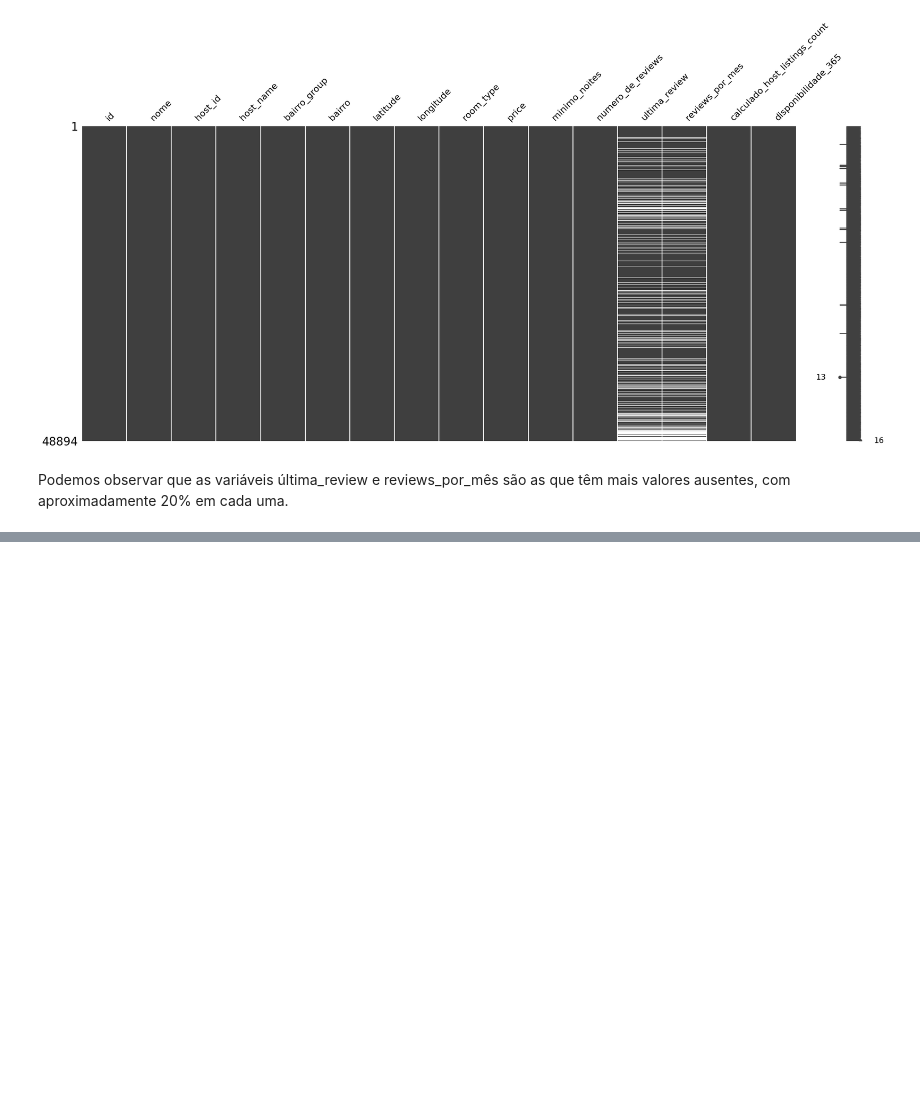
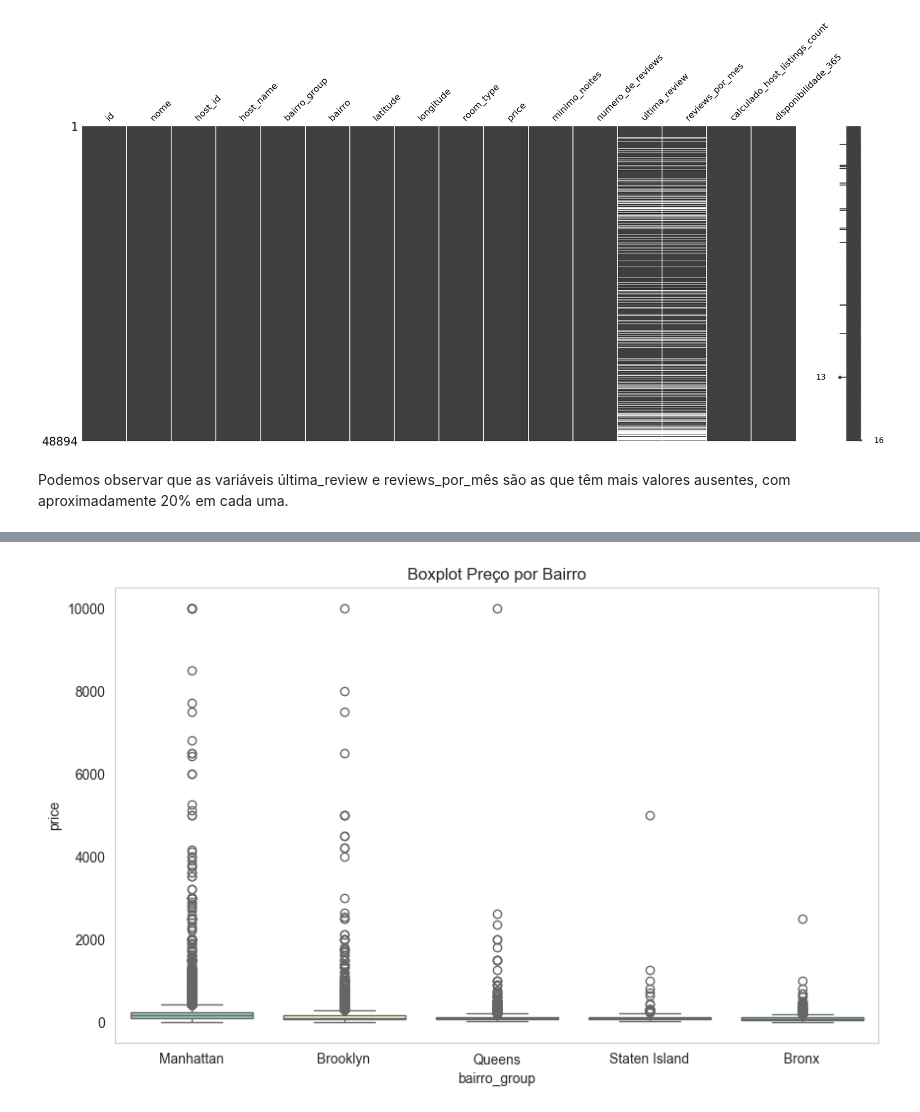
Before and after one commit to WiiniSilva/LH_CD_WINICIUS_SILVA, a Jupyter notebook: Desafio Ciência de Dados.ipynb, the cells around one changed output, grey strips where cells are left out. Saved outputs shown, nothing was run; the diff lists cells and outputs as text; code cells hidden in the pictures; blank space fills up the shorter version.

```diff
--- a/Desafio Ciência de Dados.ipynb
+++ b/Desafio Ciência de Dados.ipynb
@@ -148,0 +237,20 @@ Podemos observar que as variáveis última_review e reviews_por_mês são as que
+# %%
+# Agrupar os dados por bairro e calcular a mediana do preço
+bairros = df.groupby('bairro_group').price.median().reset_index().sort_values(by=['price'],ascending=False)
+
+# Selecionar apenas a coluna do nome do bairro
+bairros = bairros['bairro_group']
+
+# Criar uma figura com tamanho 10x6
+plt.figure(figsize=(10,6))
+
+# Criar um boxplot usando seaborn com os dados originais, ordenando pelo bairro e usando uma paleta de cores
+ax = sns.boxplot(x='bairro_group', y='price', data=df, order=bairros, palette=sns.color_palette("Set3", 5))
+
+# Definir o título do gráfico como 'Boxplot Preço por Bairro'
+ax.set_title('Boxplot Preço por Bairro')
+
+# Mostrar o gráfico
+plt.show()
+# %% [output]
+[figure, added]
```
Also changed, not shown: parts of 27 cells of this notebook.
